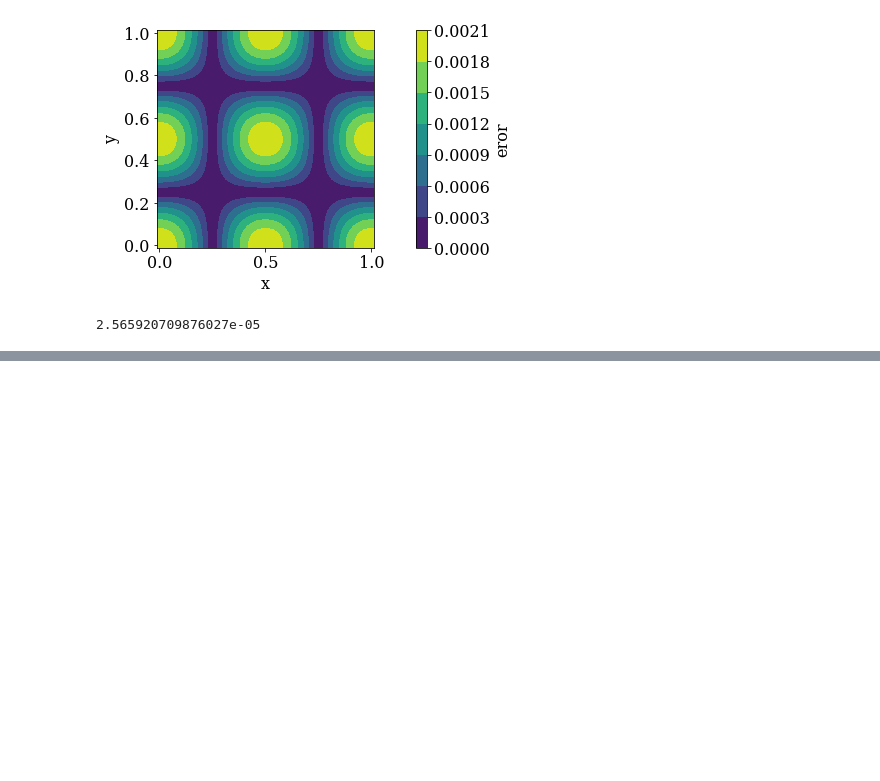
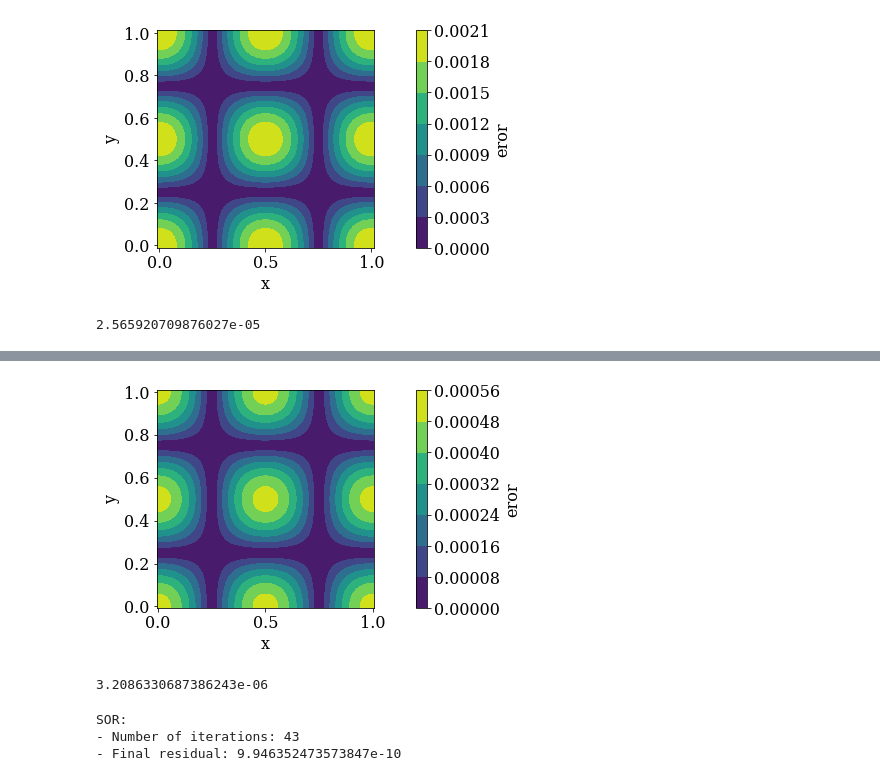
Before and after one commit to Balaras-Group/flowX, a Jupyter notebook: examples/poisson/poisson.ipynb, the cells around one changed output, grey strips where cells are left out. Cells and saved outputs as stored; diff of their text form; code cells hidden in the pictures; blank space fills up the shorter version.

```diff
--- a/examples/poisson/poisson.ipynb
+++ b/examples/poisson/poisson.ipynb
@@ -78,0 +93,14 @@ flowx.io.plot_contour(grid, 'ivar')
+# %%
+grid.get_error('eror', 'ivar', 'asol')
+flowx.io.plot_contour(grid, 'eror')
+l2_norm = grid.get_l2_norm('eror')
+l2_norm
+# %% [output]
+[figure, added]
+3.2086330687386243e-06
+# %%
+flowx.poisson.solve_gsor(grid, 'ivar', 'rvar', maxiter=3000, tol=1e-9, verbose=True);
+# %% [output]
+SOR:
+- Number of iterations: 43
+- Final residual: 9.946352473573847e-10
```
Also changed, not shown: parts of 7 cells of this notebook, 3 other files.
